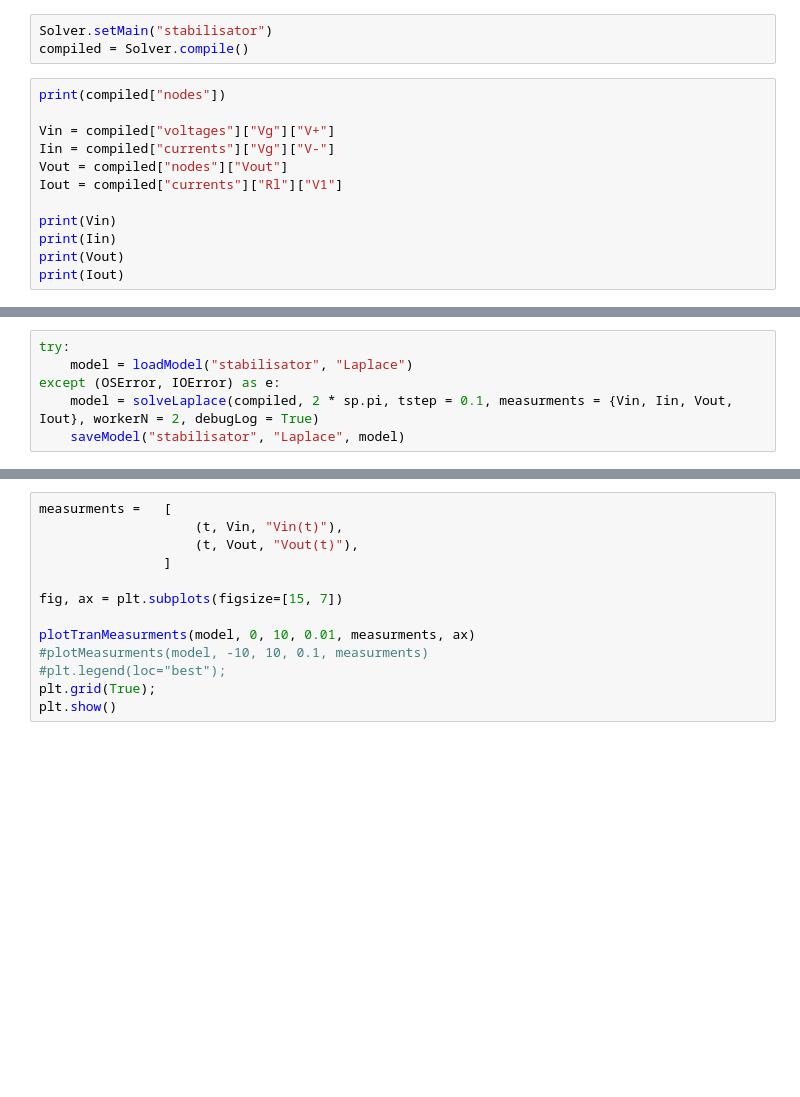
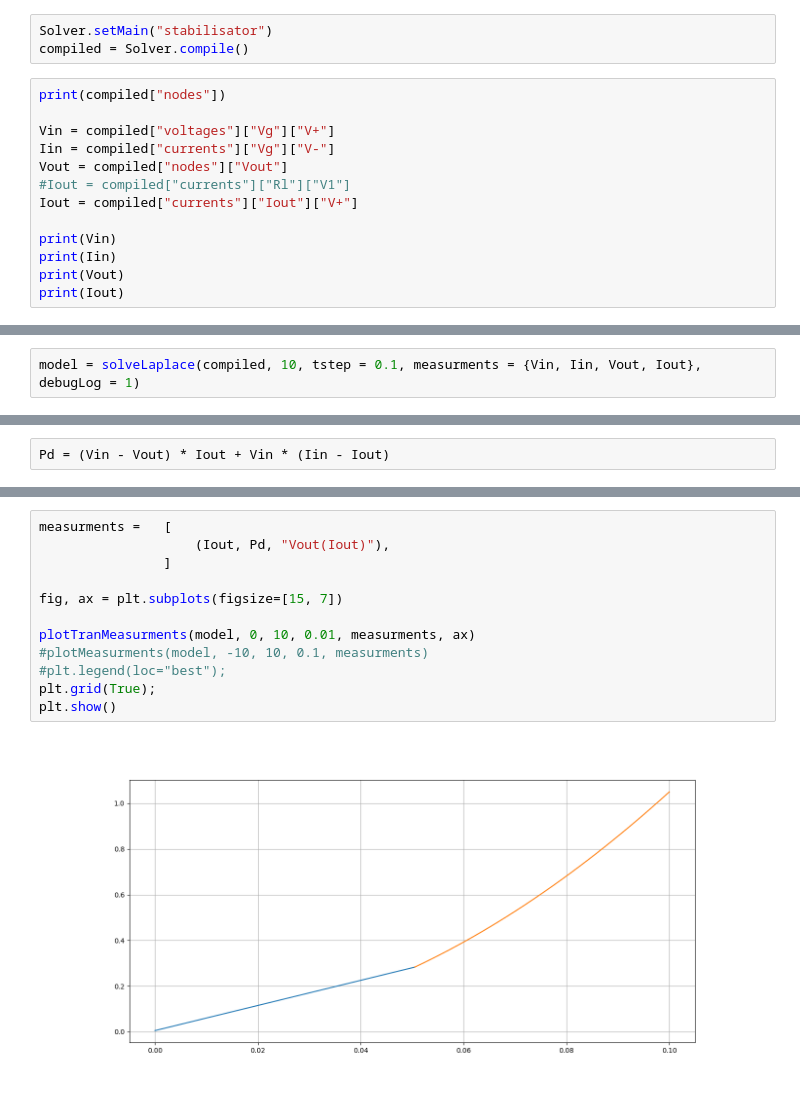
Before and after one commit to Baby1991/Symbolic-Spice, a Jupyter notebook: stabiliser.ipynb, the cells around one changed output, grey strips where cells are left out. Saved outputs shown, nothing was run; the diff lists cells and outputs as text; blank space fills up the shorter version.

```diff
--- a/stabiliser.ipynb
+++ b/stabiliser.ipynb
@@ -32,7 +38,8 @@ print(compiled["nodes"])
 Vin = compiled["voltages"]["Vg"]["V+"]
 Iin = compiled["currents"]["Vg"]["V-"]
 Vout = compiled["nodes"]["Vout"]
-Iout = compiled["currents"]["Rl"]["V1"]
+#Iout = compiled["currents"]["Rl"]["V1"]
+Iout = compiled["currents"]["Iout"]["V+"]
 
 print(Vin)
 print(Iin)
@@ -41,6 +54,2 @@ print(Iout)
 # %%
-try:
-    model = loadModel("stabilisator", "Laplace")
-except (OSError, IOError) as e:
-    model = solveLaplace(compiled, 2 * sp.pi, tstep = 0.1, measurments = {Vin, Iin, Vout, Iout}, workerN = 2, debugLog = True)
-    saveModel("stabilisator", "Laplace", model)
+model = solveLaplace(compiled, 10, tstep = 0.1, measurments = {Vin, Iin, Vout, Iout}, debugLog = 1)
@@ -47 +130,3 @@ except (OSError, IOError) as e:
+# %%
+Pd = (Vin - Vout) * Iout + Vin * (Iin - Iout)
 # %%
@@ -49,15 +145,16 @@ printModel(model, var=t, measurments=[Vin, Iin, Vout, Iout])
 # %%
 measurments =   [
-                    (t, Vin, "Vin(t)"),
-                    (t, Vout, "Vout(t)"),
+                    (Iout, Pd, "Vout(Iout)"),
                 ]
 
 fig, ax = plt.subplots(figsize=[15, 7])
 
 plotTranMeasurments(model, 0, 10, 0.01, measurments, ax)
 #plotMeasurments(model, -10, 10, 0.1, measurments)
 #plt.legend(loc="best");
 plt.grid(True);
 plt.show()
+# %% [output]
+[figure, added]
 # %%
 measurments =   [
```
Also changed, not shown: parts of 6 cells of this notebook, 3 other files.
